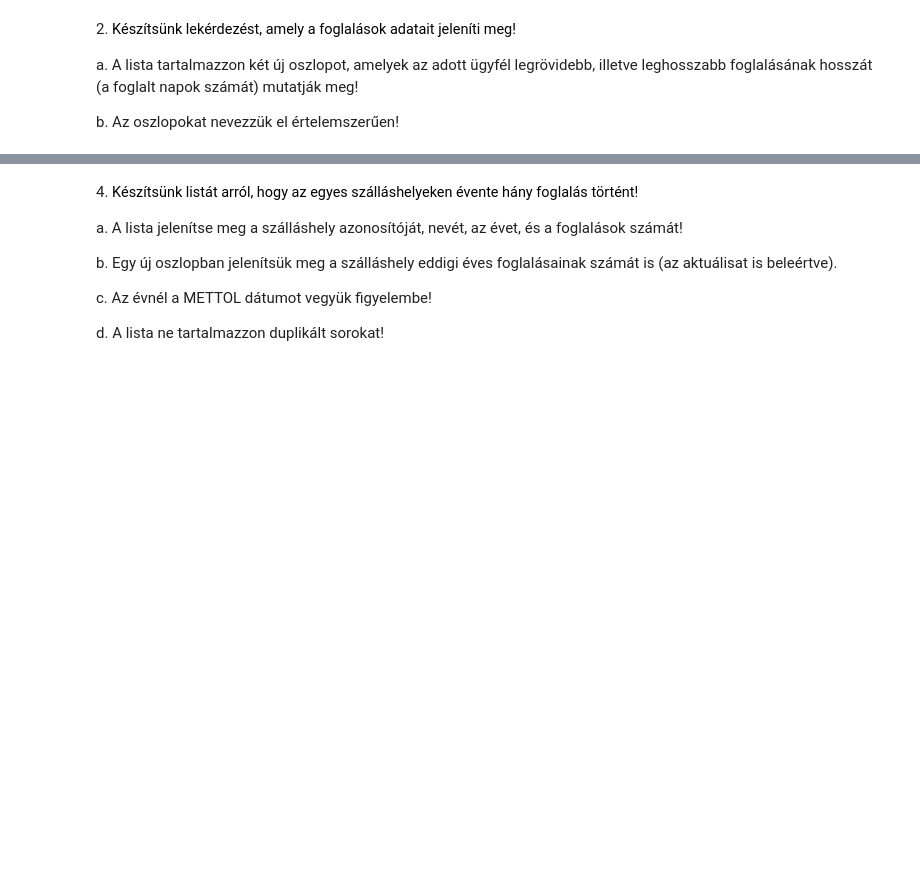
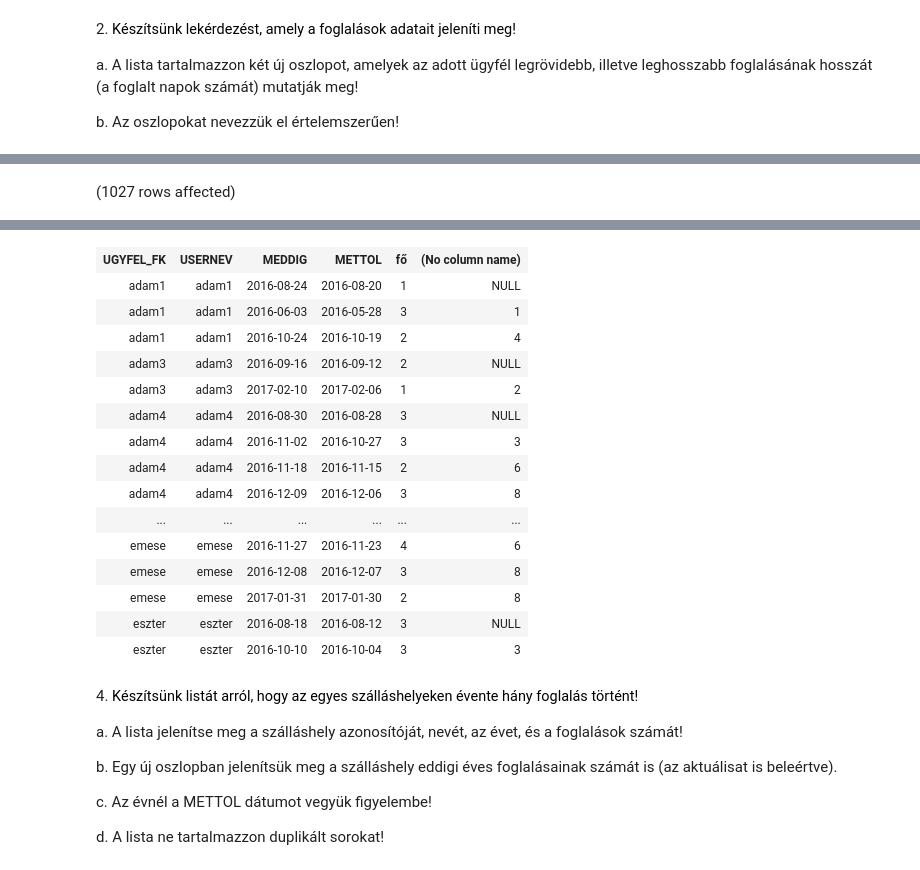
Before and after one commit to Dobo-Lilla/adatbazisok, a Jupyter notebook: gyakorlat06_feladatok.ipynb, the cells around one changed output, grey strips where cells are left out. Saved outputs shown, nothing was run; the diff lists cells and outputs as text; code cells hidden in the pictures; blank space fills up the shorter version.

```diff
--- a/gyakorlat06_feladatok.ipynb
+++ b/gyakorlat06_feladatok.ipynb
@@ -18,3 +21,17 @@ b. Az oszlopokat nevezzük el értelemszerűen!
 a. Egy új oszlopban jelenítsük meg azt is, hogy az ügyfél előző három foglalása összesen hány főre történt!
 
 ![](https://moodle.uni-corvinus.hu/theme/image.php/adaptable/atto_h5p/1709548862/icon)
+# %%
+SELECT f.UGYFEL_FK,
+        v.USERNEV,
+        f.MEDDIG,
+        f.METTOL,
+        f.gyermek_szam+f.felnott_szam AS 'fő',
+        SUM(f.GYERMEK_SZAM +f.FELNOTT_SZAM) OVER(
+                                                    PARTITION BY f.Ugyfel_Fk
+                                                    ORDER BY f.foglalas_PK
+                                                    ROWS BETWEEN 3 PRECEDING AND 1 PRECEDING)
+
+FROM Foglalas f JOIN Vendeg v ON f.UGYFEL_FK = v.USERNEV
+# %% [output]
+(1027 rows affected)
@@ -21,3 +39,19 @@ a. Egy új oszlopban jelenítsük meg azt is, hogy az ügyfél előző három fo
+| UGYFEL_FK | USERNEV | MEDDIG | METTOL | fő | (No column name) |
+| adam1 | adam1 | 2016-08-24 | 2016-08-20 | 1 | NULL |
+| adam1 | adam1 | 2016-06-03 | 2016-05-28 | 3 | 1 |
+| adam1 | adam1 | 2016-10-24 | 2016-10-19 | 2 | 4 |
+| adam3 | adam3 | 2016-09-16 | 2016-09-12 | 2 | NULL |
+| adam3 | adam3 | 2017-02-10 | 2017-02-06 | 1 | 2 |
+| adam4 | adam4 | 2016-08-30 | 2016-08-28 | 3 | NULL |
+| adam4 | adam4 | 2016-11-02 | 2016-10-27 | 3 | 3 |
+| adam4 | adam4 | 2016-11-18 | 2016-11-15 | 2 | 6 |
+| adam4 | adam4 | 2016-12-09 | 2016-12-06 | 3 | 8 |
+| ... | ... | ... | ... | ... | ... |
+| emese | emese | 2016-11-27 | 2016-11-23 | 4 | 6 |
+| emese | emese | 2016-12-08 | 2016-12-07 | 3 | 8 |
+| emese | emese | 2017-01-31 | 2017-01-30 | 2 | 8 |
+| eszter | eszter | 2016-08-18 | 2016-08-12 | 3 | NULL |
+| eszter | eszter | 2016-10-10 | 2016-10-04 | 3 | 3 |
 # %% [markdown]
 4. <span style="background-color: rgb(255, 255, 255); color: rgb(0, 0, 0); font-family: &quot;Open Sans&quot;, sans-serif; font-size: 14.44px;">Készítsünk listát arról, hogy az egyes szálláshelyeken évente hány foglalás történt!&nbsp;</span>
 
```
Also changed, not shown: parts of 8 cells of this notebook.
